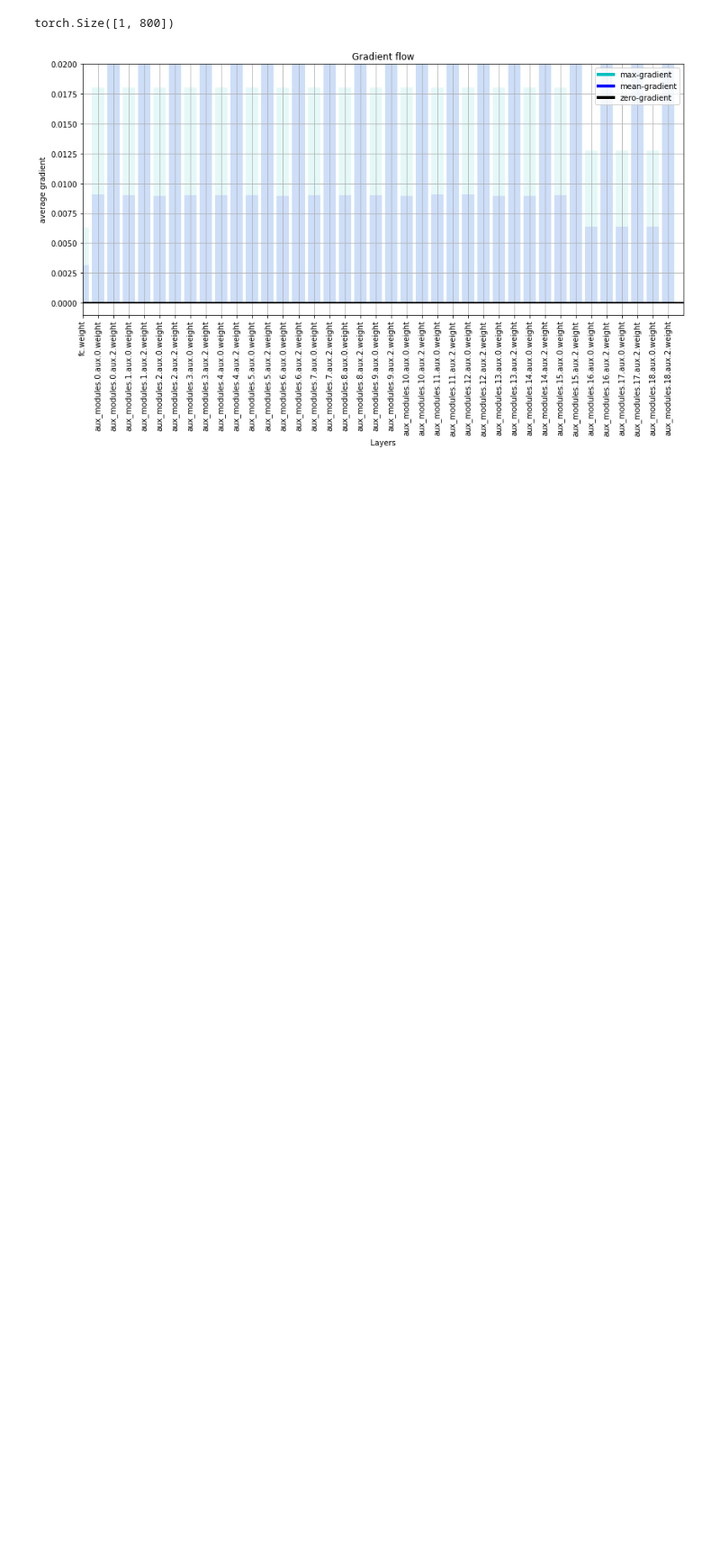
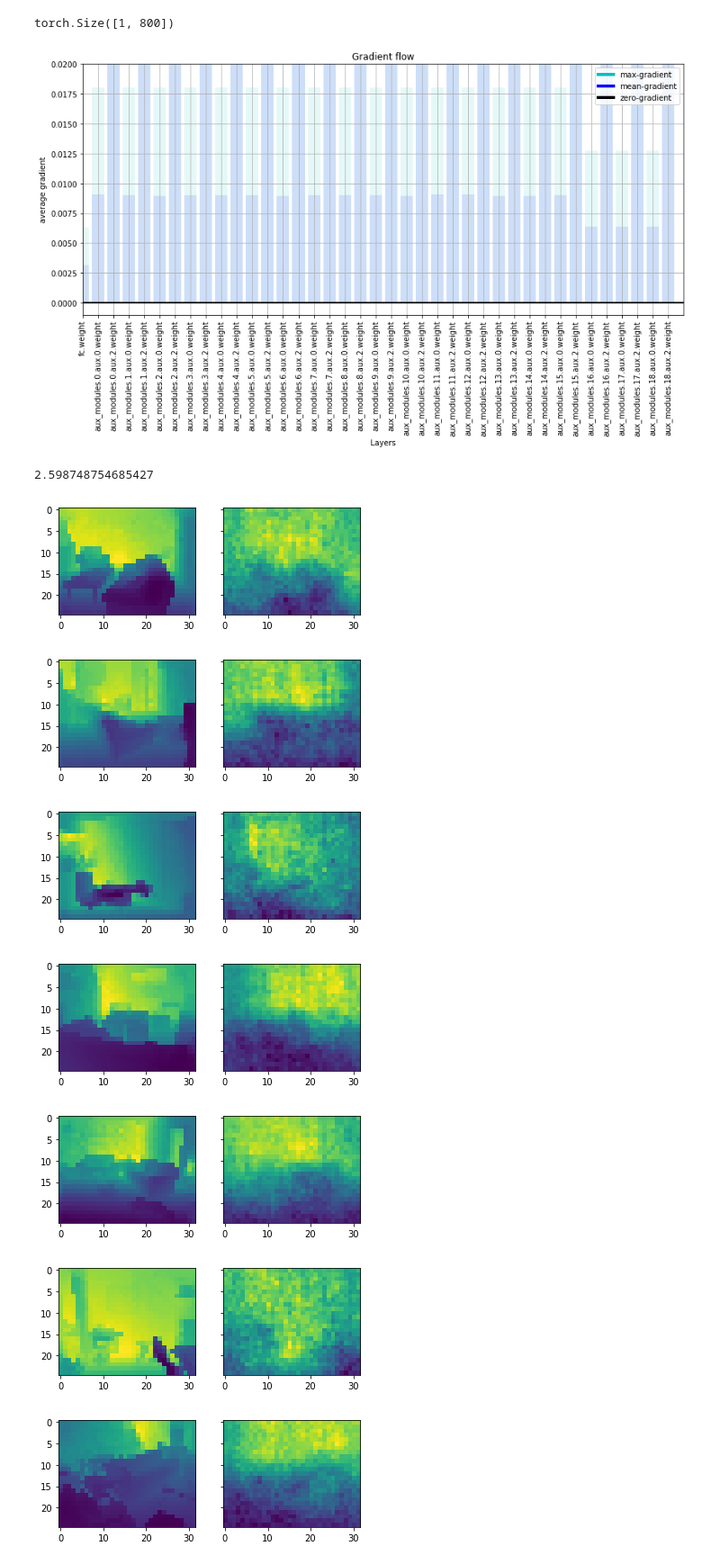
Before and after one commit to shalomma/DEN, a Jupyter notebook: notebooks/eval_den.ipynb, the cells around one changed output. Shown at 90% size. Drawn from its saved outputs; the diff is of its cells as text; code cells hidden in the pictures; blank space fills up the shorter version.

Commit message:
eval den

```diff
--- a/notebooks/eval_den.ipynb
+++ b/notebooks/eval_den.ipynb
@@ -8,9 +12,22 @@ from den import DEN
 import utils
 
 %matplotlib inline
+# %%
+data_path = '../data/nyu_v2/'
+batch_size = 16
+depth_size = (25, 32)
+seed = 2
+torch.manual_seed(seed)
+device = torch.device('cuda' if torch.cuda.is_available() else 'cpu')
+
+test_loader = data.DataLoader(NyuV2(os.path.join(data_path, 'val')),
+                              batch_size=batch_size, shuffle=True)
 # %%
 wts_file = '../models/full_resnet/149_resnet_model.pt'
+model_file = '../models/den_dbe/008_model.pt'
 den = DEN(wts_file)
+den.load_state_dict(torch.load(model_file))
+den = den.to(device)
 # %%
 params_to_update = []
 for name,param in den.named_parameters():
@@ -49,0 +79,22 @@ utils.plot_grad_flow(den.named_parameters(), 'd')
+# %%
+evaluate(den)
+# %% [output]
+2.598748754685427
+# %%
+sample = next(iter(test_loader))
+d = sample[1]
+den.eval()
+d_pred = den(sample[0].to(device))
+
+for i in range(batch_size):
+    f, (ax1, ax2) = plt.subplots(1, 2, sharey=True)
+    ax1.imshow(d[i].view(depth_size))
+    ax2.imshow(d_pred[i].view(depth_size).cpu().data.numpy())
+# %% [output]
+[figure, added]
+[figure, added]
+[figure, added]
+[figure, added]
+[figure, added]
+[figure, added]
+[figure, added]
```
Also changed, not shown: parts of 4 cells of this notebook.
